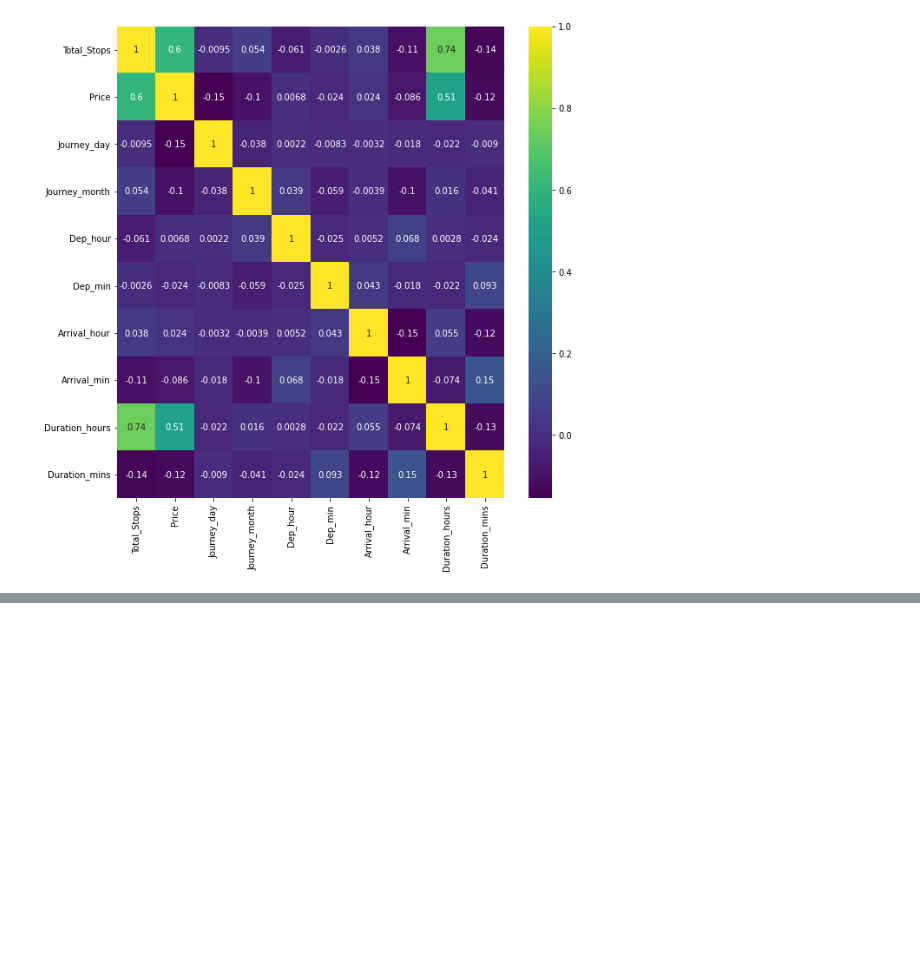
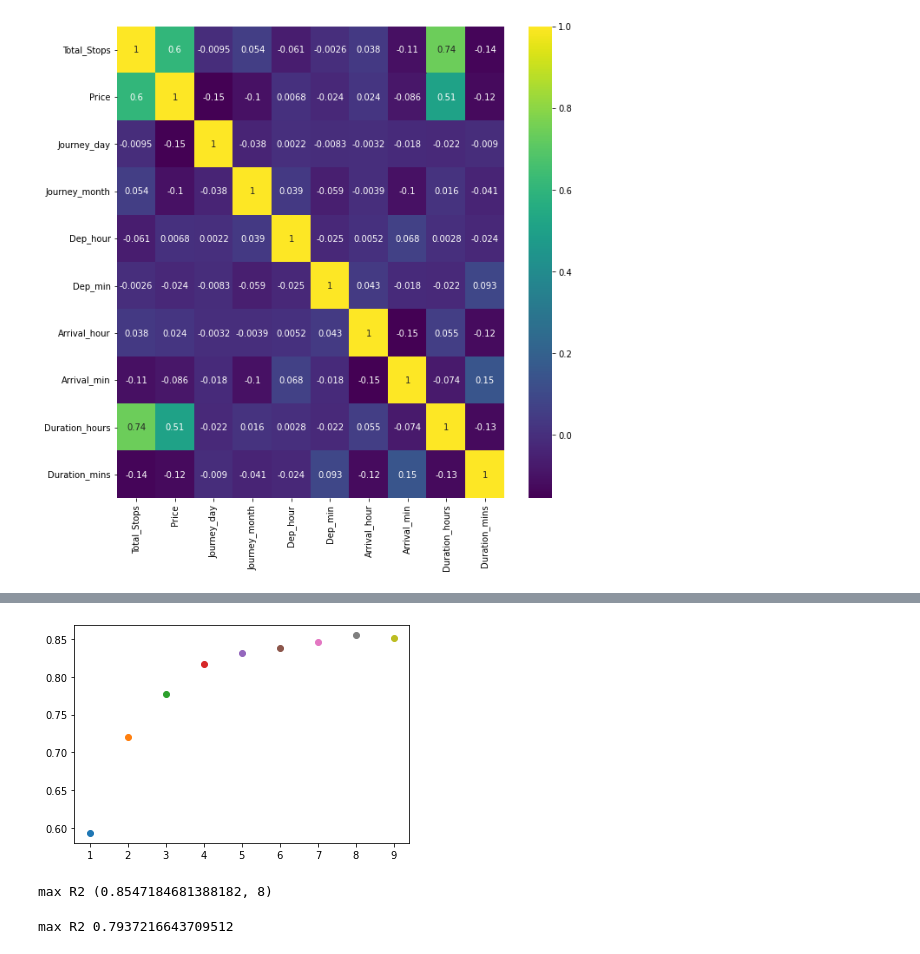
Before and after one commit to disuja7/ML-Hub, a Jupyter notebook: Flight Price Prediction/Model/Flight_Fair_Prediction.ipynb, the cells around one changed output, grey strips where cells are left out. Drawn from its saved outputs; the diff is of its cells as text; code cells hidden in the pictures; blank space fills up the shorter version.

```diff
--- a/Flight Price Prediction/Model/Flight_Fair_Prediction.ipynb
+++ b/Flight Price Prediction/Model/Flight_Fair_Prediction.ipynb
@@ -352,0 +358,41 @@ pickle.dump(rf_random, file)
+# %%
+from sklearn.ensemble import RandomForestRegressor
+import matplotlib.pyplot as plt
+from sklearn.metrics import mean_absolute_error,mean_squared_error
+from sklearn.ensemble import GradientBoostingRegressor
+from sklearn import metrics
+from xgboost import XGBRegressor
+ # create regressor object
+R2=[]
+for i in range(1,10):
+  regressor = XGBRegressor(colsample_bytree=0.8,gamma=0.0,learning_rate=0.1,max_depth=i, min_child_weight=1,verbosity=0)
+  # fit the regressor with x and y data
+  regressor.fit(X_train,y_train)
+  y_pred = regressor.predict(X_test)
+  r2=metrics.r2_score(y_test,y_pred)
+  R2.append((r2,i))
+  plt.scatter(i, r2)
+plt.show()
+print("max R2",max(R2))
+# %% [output]
+[figure, added]
+max R2 (0.8547184681388182, 8)
+# %%
+from sklearn.ensemble import RandomForestRegressor
+import matplotlib.pyplot as plt
+from sklearn.metrics import mean_absolute_error,mean_squared_error
+from sklearn.ensemble import GradientBoostingRegressor
+from sklearn.model_selection import GridSearchCV, cross_val_score
+from sklearn import metrics
+from xgboost import XGBRegressor
+ # create regressor object
+R2=[]
+parameters = {'n_estimators':[500], "max_features" : ["auto", "log2", "sqrt"],"bootstrap": [True, False]}
+regressor = GridSearchCV(RandomForestRegressor(), parameters, n_jobs=-1)
+# fit the regressor with x and y data
+regressor.fit(X_train,y_train)
+y_pred = regressor.predict(X_test)
+r2=metrics.r2_score(y_test,y_pred)
+print("max R2",r2)
+# %% [output]
+max R2 0.7937216643709512
```
Also changed, not shown: parts of 18 cells of this notebook.
